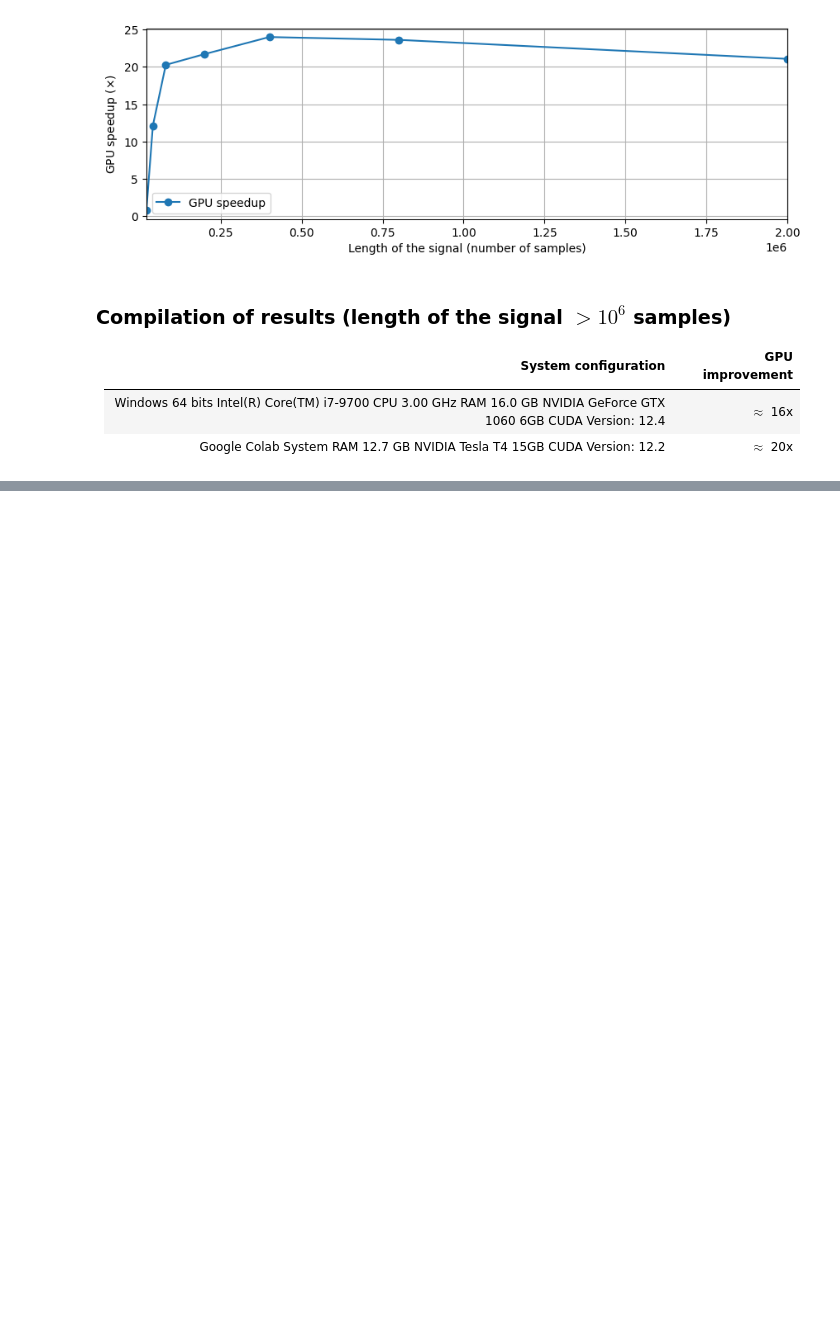
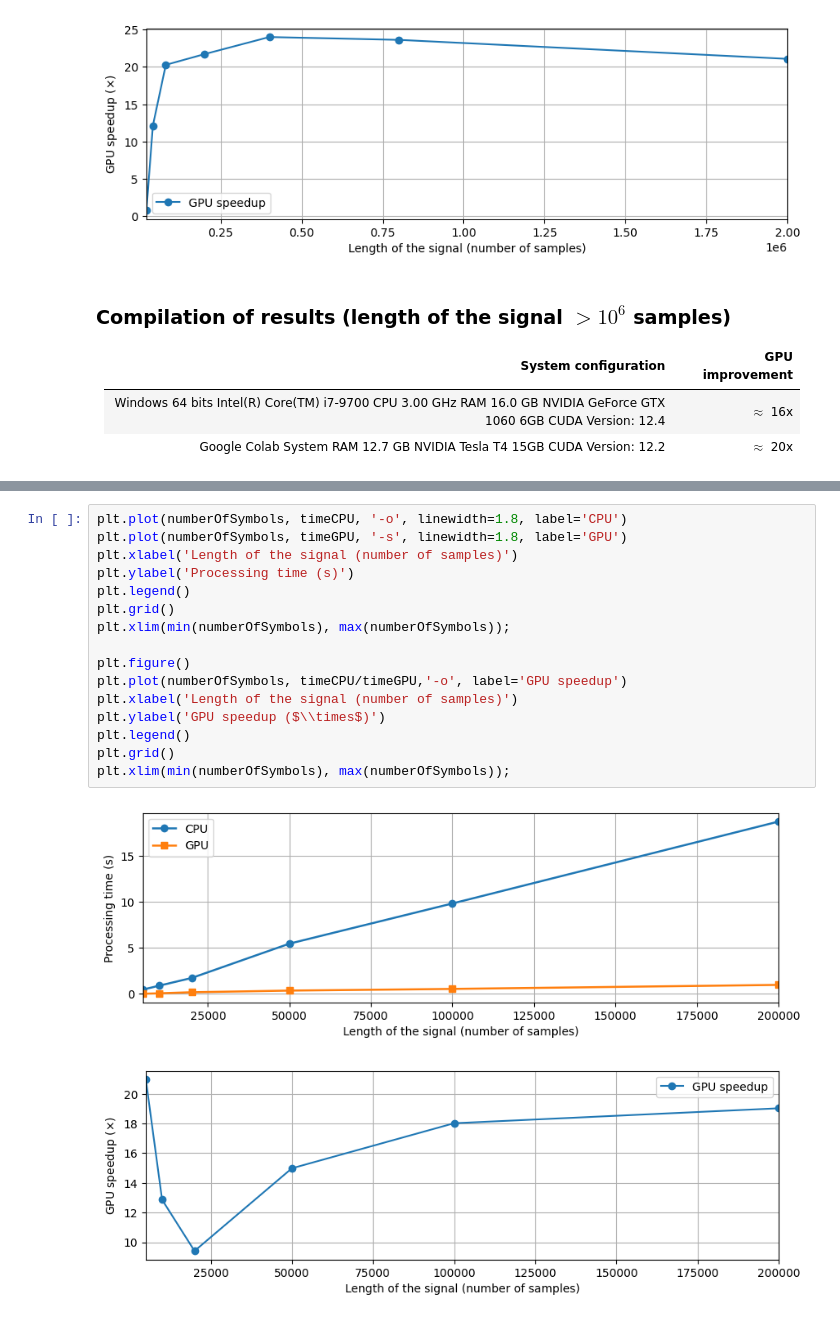
Before and after one commit to edsonportosilva/OptiCommPy, a Jupyter notebook: examples/benchmarck_GPU_processing.ipynb, the cells around one changed output, grey strips where cells are left out. Cells and saved outputs as stored; diff of their text form; blank space fills up the shorter version.

```diff
--- a/examples/benchmarck_GPU_processing.ipynb
+++ b/examples/benchmarck_GPU_processing.ipynb
@@ -265,0 +356,19 @@ plt.xlim(min(signalLength), max(signalLength));
+# %%
+plt.plot(numberOfSymbols, timeCPU, '-o', linewidth=1.8, label='CPU')
+plt.plot(numberOfSymbols, timeGPU, '-s', linewidth=1.8, label='GPU')
+plt.xlabel('Length of the signal (number of samples)')
+plt.ylabel('Processing time (s)')
+plt.legend()
+plt.grid()
+plt.xlim(min(numberOfSymbols), max(numberOfSymbols));
+
+plt.figure()
+plt.plot(numberOfSymbols, timeCPU/timeGPU,'-o', label='GPU speedup')
+plt.xlabel('Length of the signal (number of samples)')
+plt.ylabel('GPU speedup ($\\times$)')
+plt.legend()
+plt.grid()
+plt.xlim(min(numberOfSymbols), max(numberOfSymbols));
+# %% [output]
+[figure, added]
+[figure, added]
```
Also changed, not shown: parts of 6 cells of this notebook.
